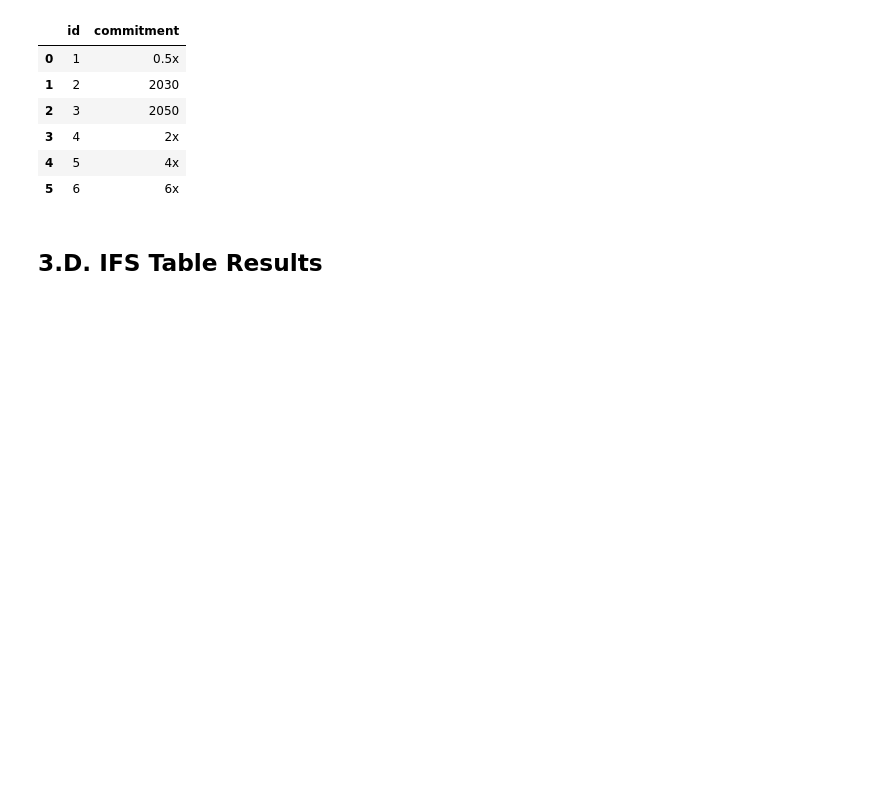
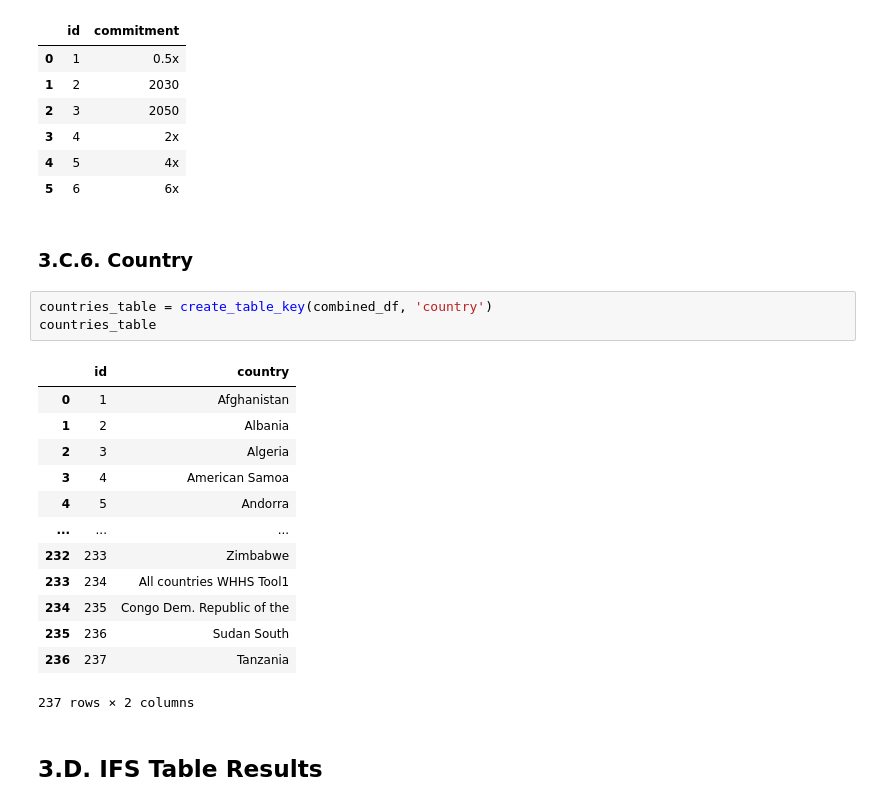
Before and after one commit to akvo/wash-futures-explorer, a Jupyter notebook: doc/table-proposal.ipynb, the cells around one changed output. Saved outputs shown, nothing was run; the diff lists cells and outputs as text; blank space fills up the shorter version.

```diff
--- a/doc/table-proposal.ipynb
+++ b/doc/table-proposal.ipynb
@@ -368,6 +380,25 @@ commitments_table
 | 3 | 4 | 2x |
 | 4 | 5 | 4x |
 | 5 | 6 | 6x |
+# %% [markdown]
+### 3.C.6. Country
+# %%
+countries_table = create_table_key(combined_df, 'country')
+countries_table
+# %% [output]
+|  | id | country |
+| 0 | 1 | Afghanistan |
+| 1 | 2 | Albania |
+| 2 | 3 | Algeria |
+| 3 | 4 | American Samoa |
+| 4 | 5 | Andorra |
+| ... | ... | ... |
+| 232 | 233 | Zimbabwe |
+| 233 | 234 | All countries WHHS Tool1 |
+| 234 | 235 | Congo Dem. Republic of the |
+| 235 | 236 | Sudan South |
+| 236 | 237 | Tanzania |
+237 rows × 2 columns
 # %% [markdown]
 ## 3.D. IFS Table Results
 # %% [markdown]
```
Also changed, not shown: parts of 9 cells of this notebook, 4 other files.
